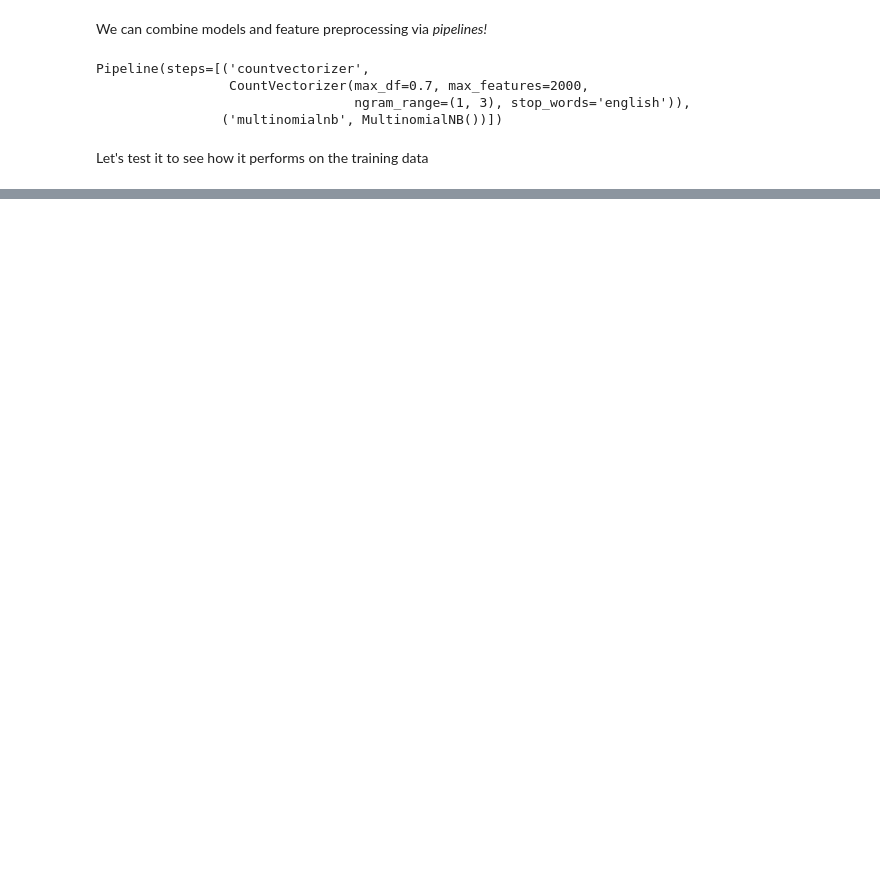
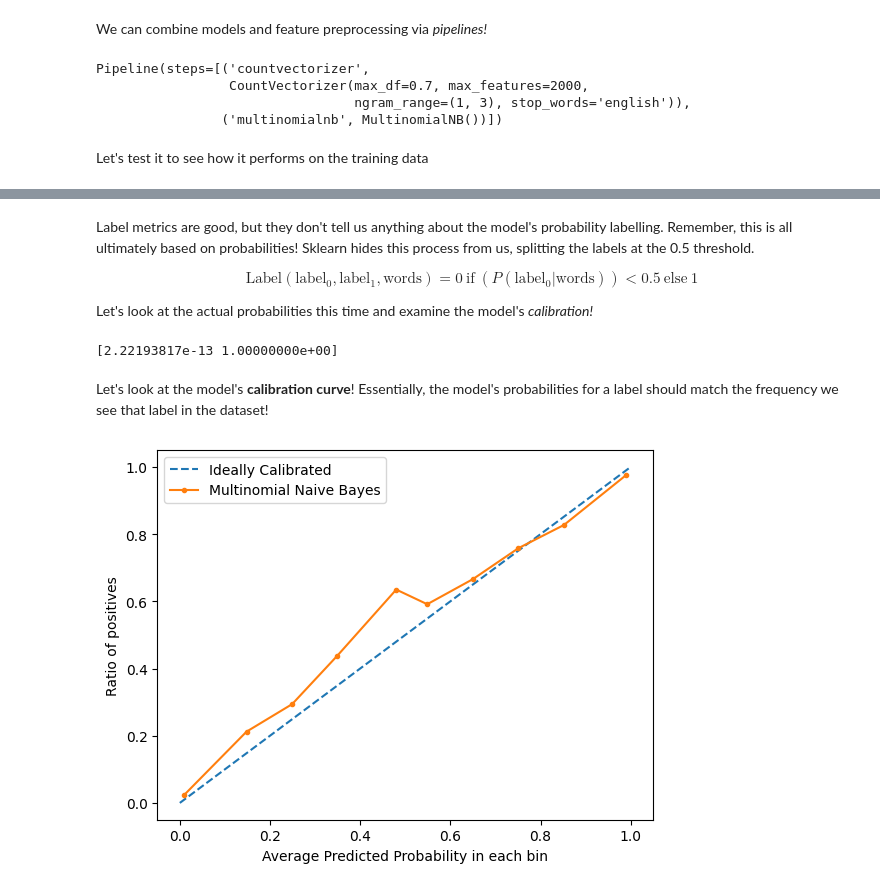
Before and after one commit to AlejandroCiuba/PyLing, a Jupyter notebook: classifiers.ipynb, the cells around one changed output, grey strips where cells are left out. Drawn from its saved outputs; the diff is of its cells as text; code cells hidden in the pictures; blank space fills up the shorter version.

```diff
--- a/classifiers.ipynb
+++ b/classifiers.ipynb
@@ -89,0 +127,18 @@ if ALEJANDRO:
+# %%
+def plot_calibration_curve(y_test, probs, bins = 10, label = ""):
+    # Modified from geeksforgeeks https://www.geeksforgeeks.org/calibration-curves/
+    # Creating Calibration Curve
+    x, y = calibration_curve(y_test, probs, n_bins = 10)
+
+    # Plot calibration curve
+
+    # Plot perfectly calibrated
+    plt.plot([0, 1], [0, 1], linestyle = '--', label = 'Ideally Calibrated')
+
+    # Plot model's calibration curve
+    plt.plot(y, x, marker = '.', label = label)
+
+    leg = plt.legend(loc = 'upper left')
+    plt.xlabel('Average Predicted Probability in each bin')
+    plt.ylabel('Ratio of positives')
+    plt.show()
@@ -245,10 +301,10 @@ print(counts.toarray()[:2])
 # %% [markdown]
 We can combine models and feature preprocessing via *pipelines!*
 # %%
-nb_pipe_01 = make_pipeline(CountVectorizer(max_features=2000, max_df=0.7, ngram_range=(1, 3), stop_words="english"),
+nb_pipe = make_pipeline(CountVectorizer(max_features=2000, max_df=0.7, ngram_range=(1, 3), stop_words="english"),
                            MultinomialNB())
 
-nb_pipe_01.fit(X=X_train, y=y_train)
+nb_pipe.fit(X=X_train, y=y_train)
 # %% [output]
 Pipeline(steps=[('countvectorizer',
                  CountVectorizer(max_df=0.7, max_features=2000,
@@ -275 +331,19 @@ F1 Score: 0.8667
 [figure]
+# %% [markdown]
+Label metrics are good, but they don't tell us anything about the model's probability labelling. Remember, this is all ultimately based on probabilities! Sklearn hides this process from us, splitting the labels at the 0.5 threshold.
+
+$$\mathrm{Label}(\mathrm{label}_{0}, \mathrm{label}_{1}, \mathrm{words}) = 0 \ \mathrm{if} \ (P(\mathrm{label}_{0} \vert \mathrm{words})) < 0.5 \ \mathrm{else} \ 1 $$
+
+Let's look at the actual probabilities this time and examine the model's *calibration!*
+# %%
+prob_preds = nb_pipe.predict_proba(X_test)
+
+print(prob_preds[0])
+# %% [output]
+[2.22193817e-13 1.00000000e+00]
+# %% [markdown]
+Let's look at the model's **calibration curve**! Essentially, the model's probabilities for a label should match the frequency we see that label in the dataset!
+# %%
+plot_calibration_curve(y_test, prob_preds[:, 1], label="Multinomial Naive Bayes")
+# %% [output]
+[figure, added]
```
Also changed, not shown: parts of 59 cells of this notebook, 1 other file.
